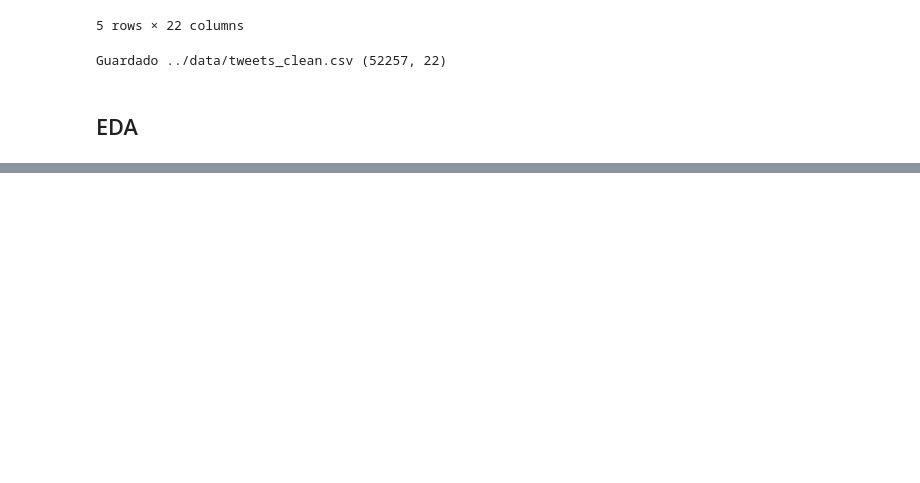
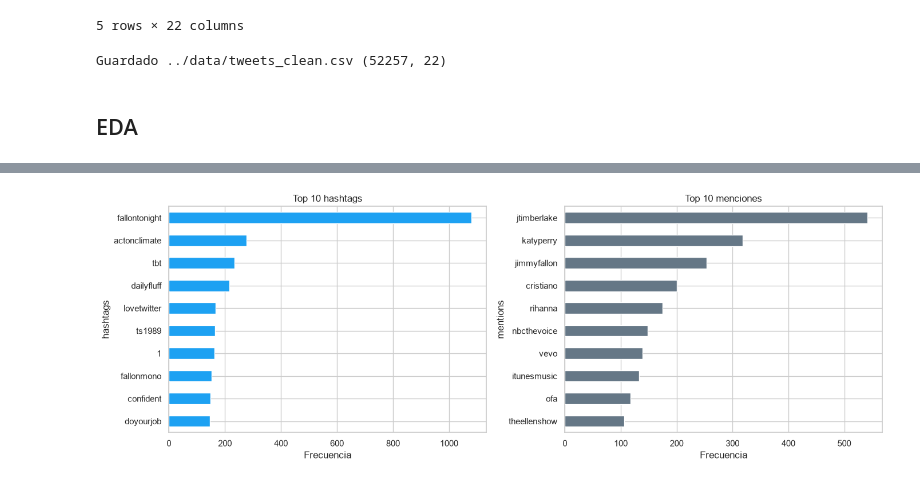
Before and after one commit to ecarcamo/Actividad-Clase-DataScience-Tweets, a Jupyter notebook: notebooks/01_carga_inicial.ipynb, the cells around one changed output, grey strips where cells are left out. Saved outputs shown, nothing was run; the diff lists cells and outputs as text; code cells hidden in the pictures; blank space fills up the shorter version.

```diff
--- a/notebooks/01_carga_inicial.ipynb
+++ b/notebooks/01_carga_inicial.ipynb
@@ -241,0 +274,12 @@ Guardado ../data/tweets_clean.csv (52257, 22)
+# %%
+import matplotlib.pyplot as plt
+import seaborn as sns
+
+sns.set_theme(style="whitegrid")
+
+n_tweets = len(df_clean)
+n_usuarios = df_clean["author"].nunique()
+
+print(f"Total de tweets: {n_tweets}")
+print(f"Usuarios unicos: {n_usuarios}")
+print(f"Rango de fechas: {df_clean['date_time'].min()} a {df_clean['date_time'].max()}")
@@ -241,0 +292,14 @@ Guardado ../data/tweets_clean.csv (52257, 22)
+# %%
+mentions_all = df_clean["mentions"].explode().dropna()
+hashtags_all = df_clean["hashtags"].explode().dropna()
+
+print(f"Total de menciones: {len(mentions_all)}")
+print(f"Total de hashtags: {len(hashtags_all)}")
+
+top_mentions = mentions_all.str.lower().value_counts().head(10)
+top_hashtags = hashtags_all.str.lower().value_counts().head(10)
+
+print("\nTop 10 menciones:")
+print(top_mentions)
+print("\nTop 10 hashtags:")
+print(top_hashtags)
@@ -241,0 +324,15 @@ Guardado ../data/tweets_clean.csv (52257, 22)
+# %%
+fig, axes = plt.subplots(1, 2, figsize=(14, 5))
+
+top_hashtags.iloc[::-1].plot(kind="barh", ax=axes[0], color="#1DA1F2")
+axes[0].set_title("Top 10 hashtags")
+axes[0].set_xlabel("Frecuencia")
+
+top_mentions.iloc[::-1].plot(kind="barh", ax=axes[1], color="#657786")
+axes[1].set_title("Top 10 menciones")
+axes[1].set_xlabel("Frecuencia")
+
+plt.tight_layout()
+plt.show()
+# %% [output]
+[figure, added]
```
Also changed, not shown: parts of 8 cells of this notebook.
